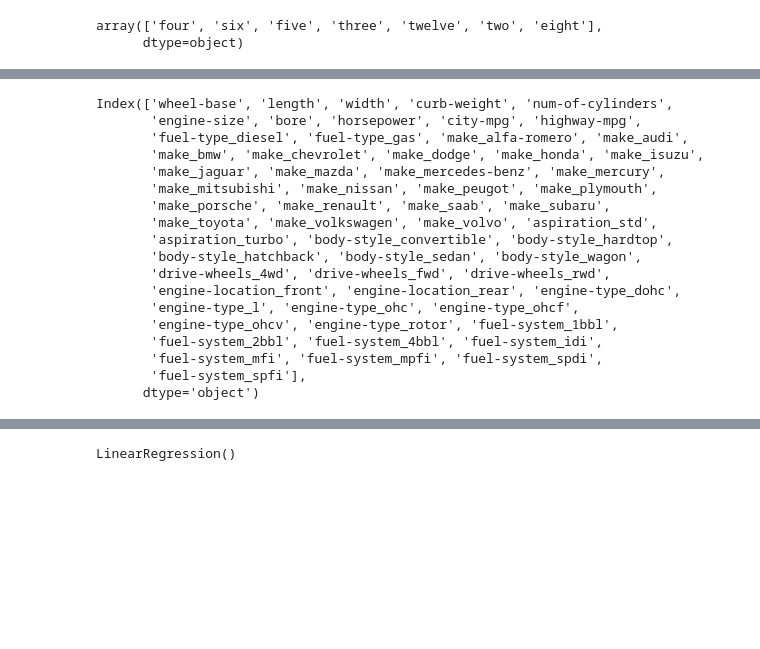
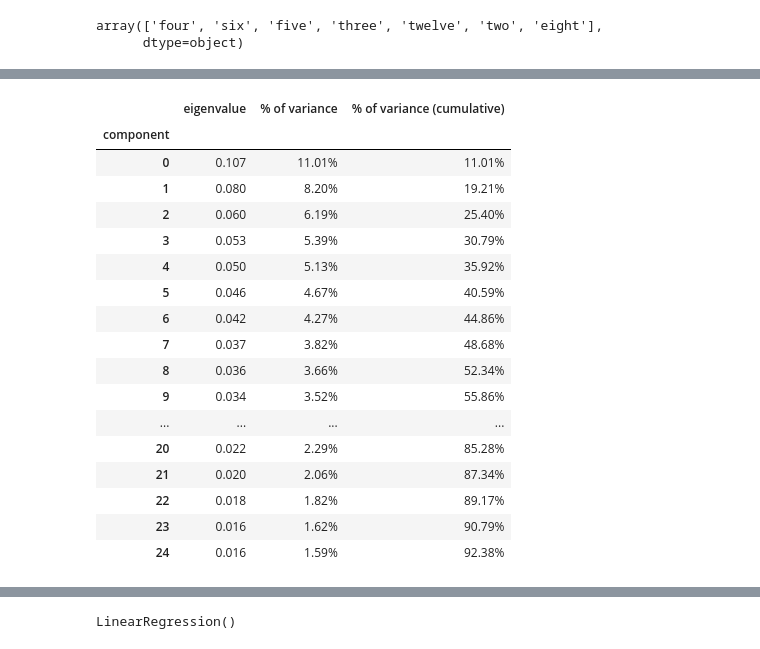
Before and after one commit to Omkardalvi01/Task2_compute, a Jupyter notebook: auto_model.ipynb, the cells around one changed output, grey strips where cells are left out. Cells and saved outputs as stored; diff of their text form; code cells hidden in the pictures; blank space fills up the shorter version.

```diff
--- a/auto_model.ipynb
+++ b/auto_model.ipynb
@@ -210,0 +219,3 @@ column_to_standardize
+# %%
+categorical_colms = list(newdata.iloc[:,11:].columns)
+categorical_colms
@@ -210,0 +246,24 @@ column_to_standardize
+# %%
+mca = MCA(n_components=25)
+mca_data = mca.fit_transform(x_train[categorical_colms])
+mca_data.columns = mca_data.columns.astype(str)
+mca.eigenvalues_summary
+# %% [output]
+|  | eigenvalue | % of variance | % of variance (cumulative) |
+| component |  |  |  |
+| 0 | 0.107 | 11.01% | 11.01% |
+| 1 | 0.080 | 8.20% | 19.21% |
+| 2 | 0.060 | 6.19% | 25.40% |
+| 3 | 0.053 | 5.39% | 30.79% |
+| 4 | 0.050 | 5.13% | 35.92% |
+| 5 | 0.046 | 4.67% | 40.59% |
+| 6 | 0.042 | 4.27% | 44.86% |
+| 7 | 0.037 | 3.82% | 48.68% |
+| 8 | 0.036 | 3.66% | 52.34% |
+| 9 | 0.034 | 3.52% | 55.86% |
+| ... | ... | ... | ... |
+| 20 | 0.022 | 2.29% | 85.28% |
+| 21 | 0.020 | 2.06% | 87.34% |
+| 22 | 0.018 | 1.82% | 89.17% |
+| 23 | 0.016 | 1.62% | 90.79% |
+| 24 | 0.016 | 1.59% | 92.38% |
@@ -211,31 +272,9 @@ column_to_standardize
 # %%
 from sklearn.preprocessing import StandardScaler
-
 Scaler = StandardScaler()
-y = newdata['price']
-x = newdata.drop(['price'], axis=1)
-x_standard = x.copy()
-x_standard[column_to_standardize] = Scaler.fit_transform(x[column_to_standardize])
-x_standard.columns
+x_train = pd.concat([x_train,mca_data],axis=1)
+x_standard = x_train.copy()
+x_standard[column_to_standardize] = Scaler.fit_transform(x_train[column_to_standardize])
-# %% [output]
-Index(['wheel-base', 'length', 'width', 'curb-weight', 'num-of-cylinders',
-       'engine-size', 'bore', 'horsepower', 'city-mpg', 'highway-mpg',
-       'fuel-type_diesel', 'fuel-type_gas', 'make_alfa-romero', 'make_audi',
-       'make_bmw', 'make_chevrolet', 'make_dodge', 'make_honda', 'make_isuzu',
-       'make_jaguar', 'make_mazda', 'make_mercedes-benz', 'make_mercury',
-       'make_mitsubishi', 'make_nissan', 'make_peugot', 'make_plymouth',
-       'make_porsche', 'make_renault', 'make_saab', 'make_subaru',
-       'make_toyota', 'make_volkswagen', 'make_volvo', 'aspiration_std',
-       'aspiration_turbo', 'body-style_convertible', 'body-style_hardtop',
-       'body-style_hatchback', 'body-style_sedan', 'body-style_wagon',
-       'drive-wheels_4wd', 'drive-wheels_fwd', 'drive-wheels_rwd',
-       'engine-location_front', 'engine-location_rear', 'engine-type_dohc',
-       'engine-type_l', 'engine-type_ohc', 'engine-type_ohcf',
-       'engine-type_ohcv', 'engine-type_rotor', 'fuel-system_1bbl',
-       'fuel-system_2bbl', 'fuel-system_4bbl', 'fuel-system_idi',
-       'fuel-system_mfi', 'fuel-system_mpfi', 'fuel-system_spdi',
-       'fuel-system_spfi'],
-      dtype='object')
 # %%
 from sklearn.decomposition import PCA
 pca = PCA()
```
Also changed, not shown: parts of 26 cells of this notebook.
